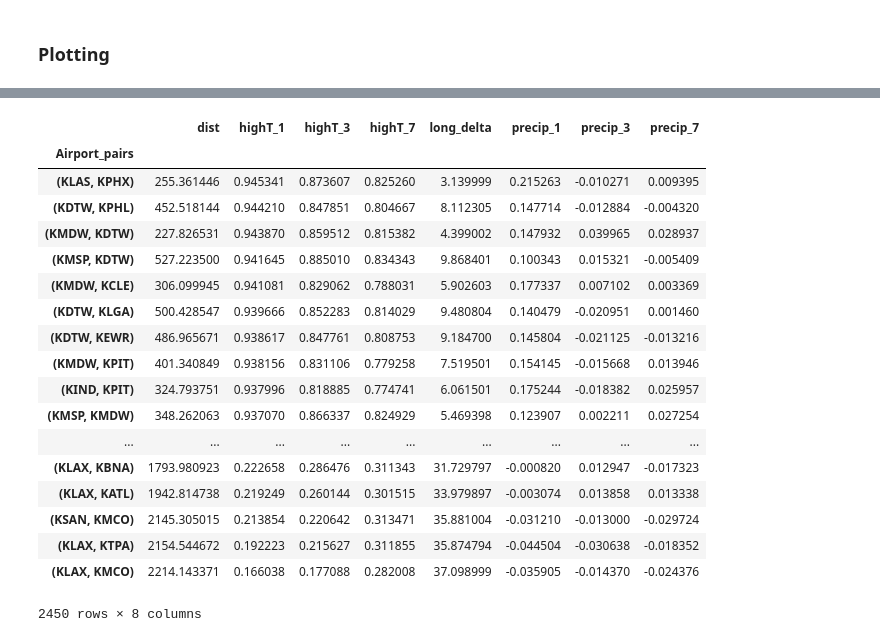
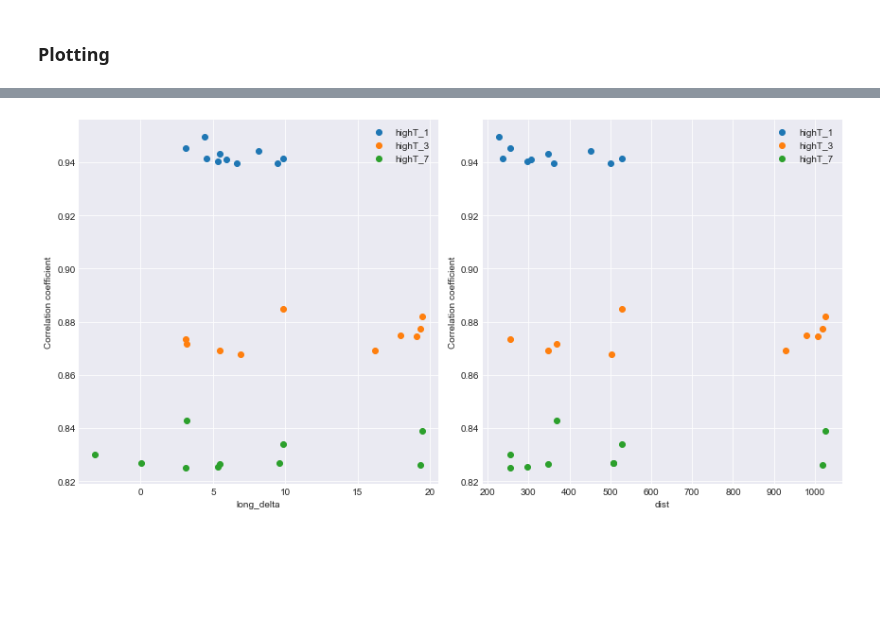
Before and after one commit to cwfink/Fink_ay250_homework, a Jupyter notebook: hw_5/HW_5_v2.ipynb, the cells around one changed output, grey strips where cells are left out. Cells and saved outputs as stored; diff of their text form; code cells hidden in the pictures; blank space fills up the shorter version.

```diff
--- a/hw_5/HW_5_v2.ipynb
+++ b/hw_5/HW_5_v2.ipynb
@@ -23,7 +23,7 @@ import matplotlib.pyplot as plt
 #combine the two data frames into one
 path = 'hw_5_data/'
 #db_name = 'airports2.db'
-db_name = 'airport_db_v3'
+db_name = 'airport_db_v4.db'
 top_airpots = pd.read_csv(path+'top_airports.csv' )
 airport_info = pd.read_csv(path+'ICAO_airports.csv' )
 
@@ -386,8 +393,9 @@ for key in column_names:
 
 ###Get airport codes from database
 sql_cmd = "SELECT ICAO FROM info"
-airport_code = list(set(get_data_from_db(db_name,path, sql_cmd)))
-#print(airport_code)
+airport_code = get_data_from_db(db_name,path, sql_cmd)
+#airport_code = list(set(get_data_from_db(db_name,path, sql_cmd)))
+#print(len(airport_code))
 
 '''
 ##### temporary code to eliminate bad files in database ###
@@ -436,10 +444,13 @@ for combo in permutations(airport_code,2):
 
     #when calculating correlations, shift one array by 1,3,and 7 days to get
     #the 1,3, and 7 day correlations
-    string='[{} , {}]'.format(len(high_temp_1),len(high_temp_2))
-    #print(string)
 
-    n = 3652
+    ##string='[{} , {}]'.format(len(high_temp_1),len(high_temp_2)) #for debuging
+    ##print(string)
+
+    n = 3652 #for some reason a few of the arrays are missing a few elements
+    #I know this is not the best fix, but it is taking too long to re populate the db to
+    #try to fix it properly
     one_highT_coeff   = np.corrcoef(high_temp_1[:n-1],high_temp_2[1:n])[0,1]
     three_highT_coeff = np.corrcoef(high_temp_1[:n-3],high_temp_2[3:n])[0,1]
     seven_highT_coeff = np.corrcoef(high_temp_1[:n-7],high_temp_2[7:n])[0,1]
@@ -509,17 +480,28 @@ pairs_df[['highT_1','highT_3','highT_7','precip_1','precip_3','precip_7']]
 # %% [markdown]
 ### Plotting
 # %%
-def plot_results(df):
-    x_val = ['long_delta','dist']
-    y_val = ['highT_1']#,'highT_3','highT_7']#,'precip_1','precip_3','precip_7']
+import seaborn as sns
+sns.set_style('darkgrid')
 
-    fig, ax = plt.subplots(1, len(x_val), figsize = (12, 3 * len(x_val)))
+
+### Not sure of the best way to present the data. Unfortunately I spent way too much time of the web scraper to
+# put more time into plotting the results in a more meaningful way. It would be interesting to see which airport-pairs
+# correspond to which data points, but I feel that this would make the plotts too messy.
+
+def plot_results(df,x_val,y_val,title):
+    #x_val = ['long_delta','dist']
+    #y_val = ['highT_1','highT_3','highT_7']#,'precip_1','precip_3','precip_7']
+
+
+    fig, ax = plt.subplots(1, len(x_val), figsize = (6 * len(x_val), 3 * len(x_val)))
+    fig.canvas.set_window_title(title)
 
     for ii in range(len(x_val)):
         for jj in range(len(y_val)):
 
             ax[ii].set_xlabel(x_val[ii])
             ax[ii].set_ylabel('Correlation coefficient')
+
 
             df_sort = df.sort_values(by = y_val[jj], ascending=False)[:10]
 
@@ -533,8 +515,6 @@ def plot_results(df):
 
 
 
-
-
-
-
-plot_results(pairs_df)
+x_val = ['long_delta','dist']
+y_val_temp = ['highT_1','highT_3','highT_7']
+y_val_precip = ['precip_1','precip_3','precip_7']
@@ -543,22 +521,4 @@ plot_results(pairs_df)
-# %%
-pairs_df.sort_values(by='highT_1',ascending=False)
-# %% [output]
-|  | dist | highT_1 | highT_3 | highT_7 | long_delta | precip_1 | precip_3 | precip_7 |
-| Airport_pairs |  |  |  |  |  |  |  |  |
-| (KLAS, KPHX) | 255.361446 | 0.945341 | 0.873607 | 0.825260 | 3.139999 | 0.215263 | -0.010271 | 0.009395 |
-| (KDTW, KPHL) | 452.518144 | 0.944210 | 0.847851 | 0.804667 | 8.112305 | 0.147714 | -0.012884 | -0.004320 |
-| (KMDW, KDTW) | 227.826531 | 0.943870 | 0.859512 | 0.815382 | 4.399002 | 0.147932 | 0.039965 | 0.028937 |
-| (KMSP, KDTW) | 527.223500 | 0.941645 | 0.885010 | 0.834343 | 9.868401 | 0.100343 | 0.015321 | -0.005409 |
-| (KMDW, KCLE) | 306.099945 | 0.941081 | 0.829062 | 0.788031 | 5.902603 | 0.177337 | 0.007102 | 0.003369 |
-| (KDTW, KLGA) | 500.428547 | 0.939666 | 0.852283 | 0.814029 | 9.480804 | 0.140479 | -0.020951 | 0.001460 |
-| (KDTW, KEWR) | 486.965671 | 0.938617 | 0.847761 | 0.808753 | 9.184700 | 0.145804 | -0.021125 | -0.013216 |
-| (KMDW, KPIT) | 401.340849 | 0.938156 | 0.831106 | 0.779258 | 7.519501 | 0.154145 | -0.015668 | 0.013946 |
-| (KIND, KPIT) | 324.793751 | 0.937996 | 0.818885 | 0.774741 | 6.061501 | 0.175244 | -0.018382 | 0.025957 |
-| (KMSP, KMDW) | 348.262063 | 0.937070 | 0.866337 | 0.824929 | 5.469398 | 0.123907 | 0.002211 | 0.027254 |
-| ... | ... | ... | ... | ... | ... | ... | ... | ... |
-| (KLAX, KBNA) | 1793.980923 | 0.222658 | 0.286476 | 0.311343 | 31.729797 | -0.000820 | 0.012947 | -0.017323 |
-| (KLAX, KATL) | 1942.814738 | 0.219249 | 0.260144 | 0.301515 | 33.979897 | -0.003074 | 0.013858 | 0.013338 |
-| (KSAN, KMCO) | 2145.305015 | 0.213854 | 0.220642 | 0.313471 | 35.881004 | -0.031210 | -0.013000 | -0.029724 |
-| (KLAX, KTPA) | 2154.544672 | 0.192223 | 0.215627 | 0.311855 | 35.874794 | -0.044504 | -0.030638 | -0.018352 |
-| (KLAX, KMCO) | 2214.143371 | 0.166038 | 0.177088 | 0.282008 | 37.098999 | -0.035905 | -0.014370 | -0.024376 |
-2450 rows × 8 columns
+# %%
+plot_results(pairs_df,x_val,y_val_temp, 'Top 10 Temperature correlation')
+# %% [output]
+[figure, added]
```
Also changed, not shown: parts of 9 cells of this notebook.
